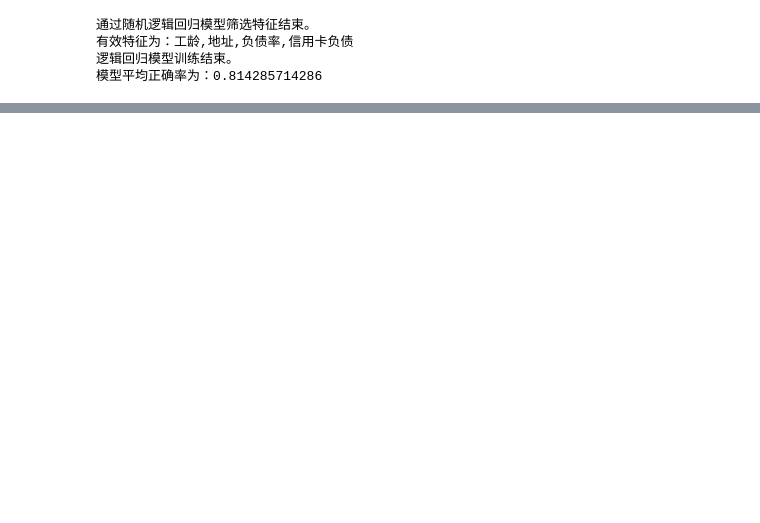
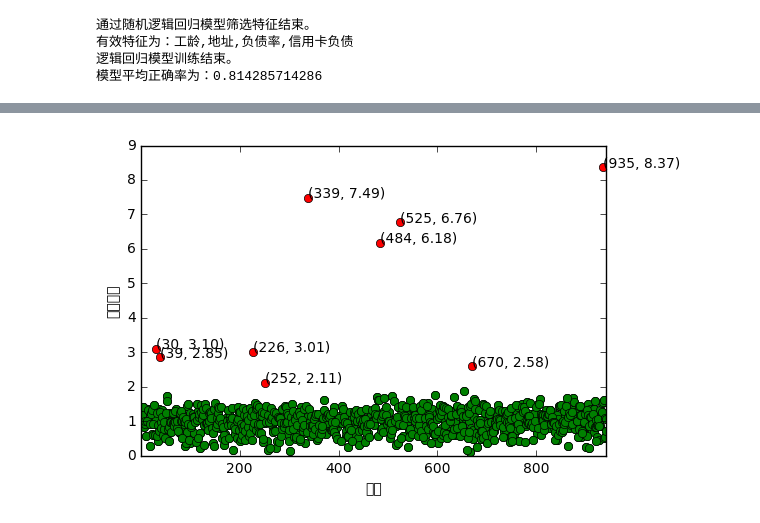
Before and after one commit to jeffmxh/jupyter_notebook, a Jupyter notebook: data_analyse/chapter5.ipynb, the cells around one changed output, grey strips where cells are left out. Drawn from its saved outputs; the diff is of its cells as text; code cells hidden in the pictures; blank space fills up the shorter version.

```diff
--- a/data_analyse/chapter5.ipynb
+++ b/data_analyse/chapter5.ipynb
@@ -141,0 +306,48 @@ result
+# %%
+# s使用K-Means聚类检测离群点
+
+import numpy as np
+import pandas as pd
+
+k = 3 # 聚类类别
+iteration = 500 # 最大循环次数
+threshold = 2 # 离散点阈值
+
+data = pd.read_excel('/home/jeff/python_data/chapter5/chapter5/demo/data/consumption_data.xls', index_col='Id')
+data_zs = (data - data.min())/data.std()
+
+from sklearn.cluster import KMeans
+model = KMeans(n_clusters = k, n_jobs = 4, max_iter = iteration)
+model.fit(data_zs)
+
+r = pd.concat([data_zs, pd.Series(model.labels_, index = data_zs.index)], axis = 1)
+r.columns = list(data_zs.columns) + ['聚类类别']
+
+norm = []
+for i in range(k):
+    norm_tmp = r[['R', 'F', 'M']][r['聚类类别']==i] - model.cluster_centers_[i]
+    norm_tmp = norm_tmp.apply(np.linalg.norm, axis = 1) # 求出绝对距离
+    norm.append(norm_tmp/norm_tmp.median()) # 求相对距离并添加
+
+
+norm = pd.concat(norm) # 合并
+
+import matplotlib.pyplot as plt
+
+plt.rcParams['font.sans-serif'] = ['SimHei']
+plt.rcParams['axes.unicode_minus'] = False
+norm[norm < threshold].plot(style = 'go') # 正常点
+
+discrete_points = norm[norm > threshold] # 离群点
+discrete_points.plot(style = 'ro')
+
+for i in range(len(discrete_points)): # 离群点做标记
+    id = discrete_points.index[i]
+    n = discrete_points.iloc[i]
+    plt.annotate('(%s, %0.2f)' % (id, n), xy = (id, n), xytext = (id, n))
+
+plt.xlabel('编号')
+plt.ylabel('相对距离')
+plt.show()
+# %% [output]
+[figure, added]
```
Also changed, not shown: parts of 8 cells of this notebook.
